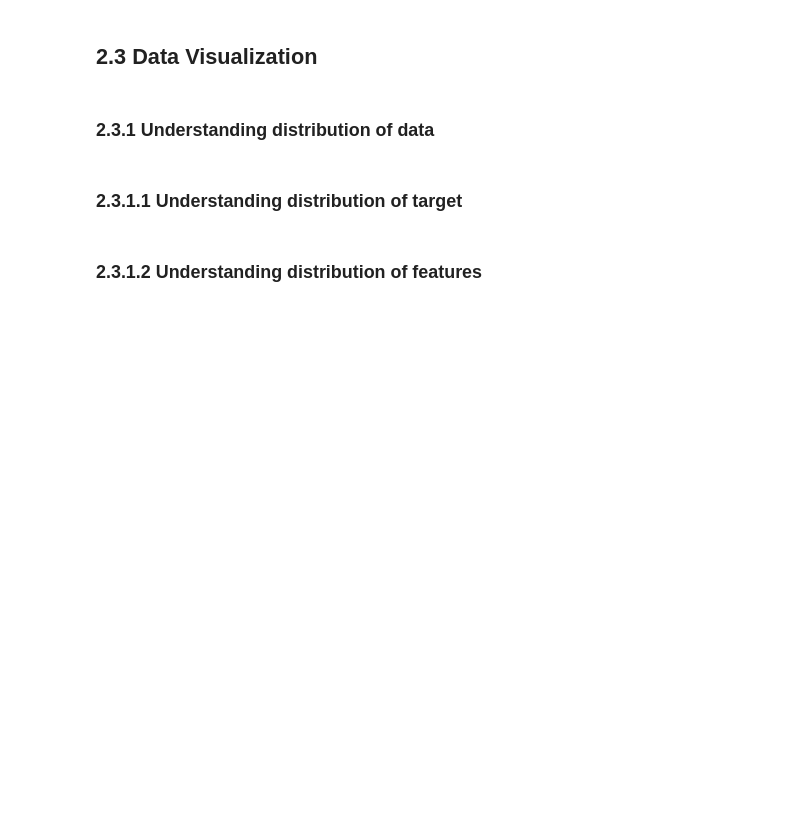
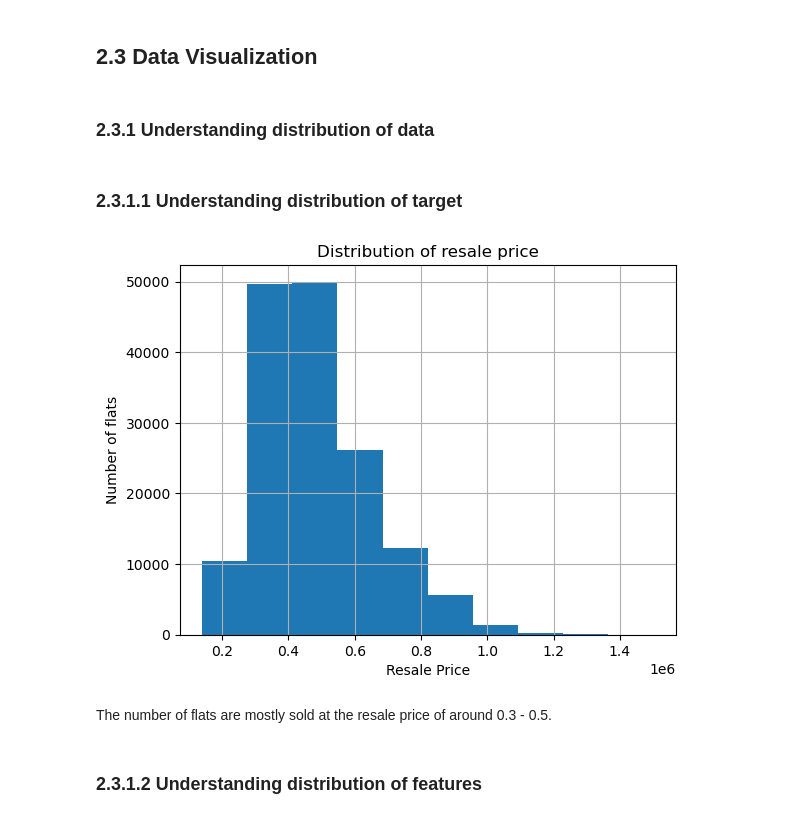
Before and after one commit to gesvda/mldp-project, a Jupyter notebook: MLDP Program Codes Submission Template.ipynb, the cells around one changed output. Drawn from its saved outputs; the diff is of its cells as text; code cells hidden in the pictures; blank space fills up the shorter version.

```diff
--- a/MLDP Program Codes Submission Template.ipynb
+++ b/MLDP Program Codes Submission Template.ipynb
@@ -118,6 +118,19 @@ df.describe(include="all")
 ### 2.3.1.1 Understanding distribution of target
 # %%
 ## Understanding distribution of target
+col_y = 'resale_price_Singapore_dollars'
+
+##Plot histogram
+df[col_y].hist()
+plt.title(f"Distribution of resale price")
+plt.suptitle('')
+plt.xlabel('Resale Price')
+plt.ylabel('Number of flats')
+plt.show()
+# %% [output]
+[figure, added]
+# %% [markdown]
+The number of flats are mostly sold at the resale price of around 0.3 - 0.5.
 # %% [markdown]
 ### 2.3.1.2 Understanding distribution of features
 # %%
```
Also changed, not shown: parts of 4 cells of this notebook.
